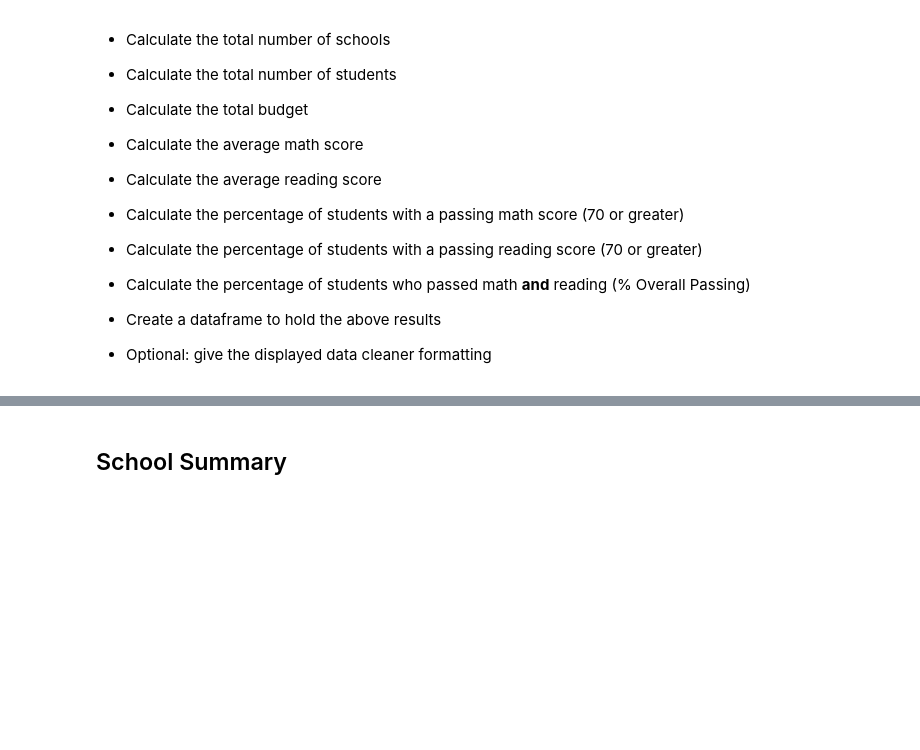
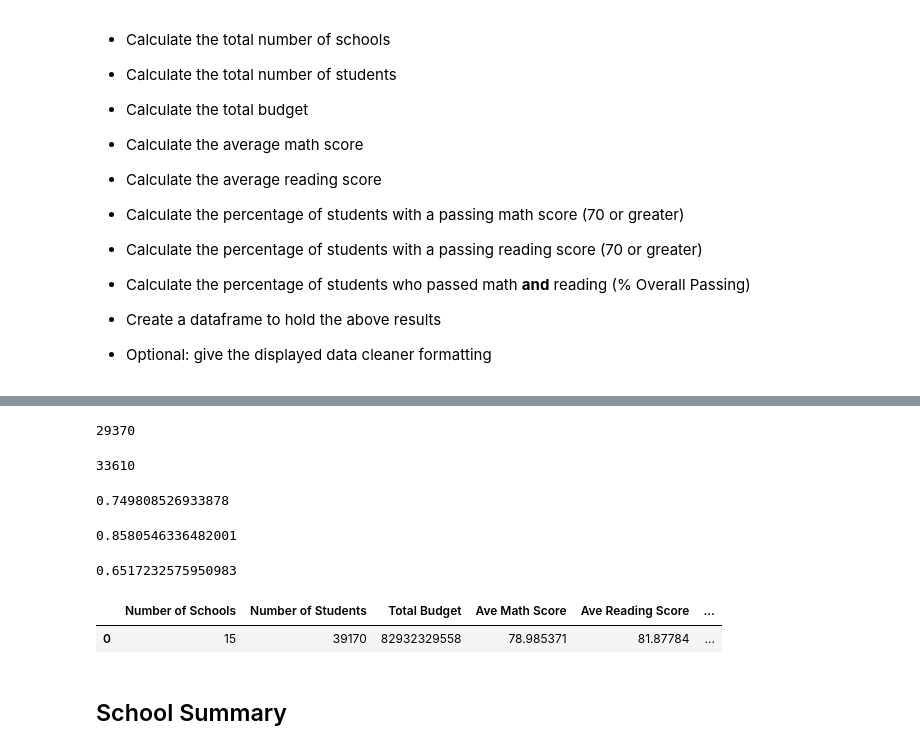
Before and after one commit to kmoravec14/pandas-challenge, a Jupyter notebook: PyCitySchools/PyCitySchools_starter.ipynb, the cells around one changed output, grey strips where cells are left out. Cells and saved outputs as stored; diff of their text form; code cells hidden in the pictures; blank space fills up the shorter version.

```diff
--- a/PyCitySchools/PyCitySchools_starter.ipynb
+++ b/PyCitySchools/PyCitySchools_starter.ipynb
@@ -44,3 +74,47 @@ school_data_complete = pd.merge(student_data, school_data, how="left", on=["scho
+# %%
+num_students_passing_math_df = school_data_complete.loc[school_data_complete["math_score"]>=70,["Student ID"]]
+num_students_passing_math = num_students_passing_math_df["Student ID"].nunique(1)
+print(num_students_passing_math)
+# %% [output]
+29370
+# %%
+num_students_passing_read_df = school_data_complete.loc[school_data_complete["reading_score"]>=70,["Student ID"]]
+num_students_passing_read = num_students_passing_read_df["Student ID"].nunique(1)
+print(num_students_passing_read)
+# %% [output]
+33610
+# %%
+pct_pass_math = num_students_passing_math/number_students
+print(pct_pass_math)
+# %% [output]
+0.749808526933878
+# %%
+pct_pass_read = num_students_passing_read/number_students
+print(pct_pass_read)
+# %% [output]
+0.8580546336482001
+# %%
+num_students_passing_both_df = pd.merge(num_students_passing_math_df,num_students_passing_read_df,how='inner',on="Student ID")
+num_students_passing_both = num_students_passing_both_df["Student ID"].nunique(1)
+pct_students_passing_both = num_students_passing_both/number_students
+print(pct_students_passing_both)
+# %% [output]
+0.6517232575950983
+# %%
+PyCity_Schools_Summary_df = pd.DataFrame(
+    {"Number of Schools": [int(number_of_schools)],
+     "Number of Students": [int(number_students)],
+     "Total Budget": [int(total_budget)],
+     "Ave Math Score": [float(ave_math_score)],
+     "Ave Reading Score": [float(ave_read_score)],
+     "Pct Passing Math": [float(pct_pass_math)],
+     "Pct Passing Reading": [float(pct_pass_read)],
+     "Pct Passing Math and Reading": [float(pct_students_passing_both)]
+    })
+PyCity_Schools_Summary_df
+# %% [output]
+|  | Number of Schools | Number of Students | Total Budget | Ave Math Score | Ave Reading Score | ... |
+| 0 | 15 | 39170 | 82932329558 | 78.985371 | 81.87784 | ... |
 # %% [markdown]
 ## School Summary
 # %% [markdown]
```
Also changed, not shown: parts of 7 cells of this notebook.
